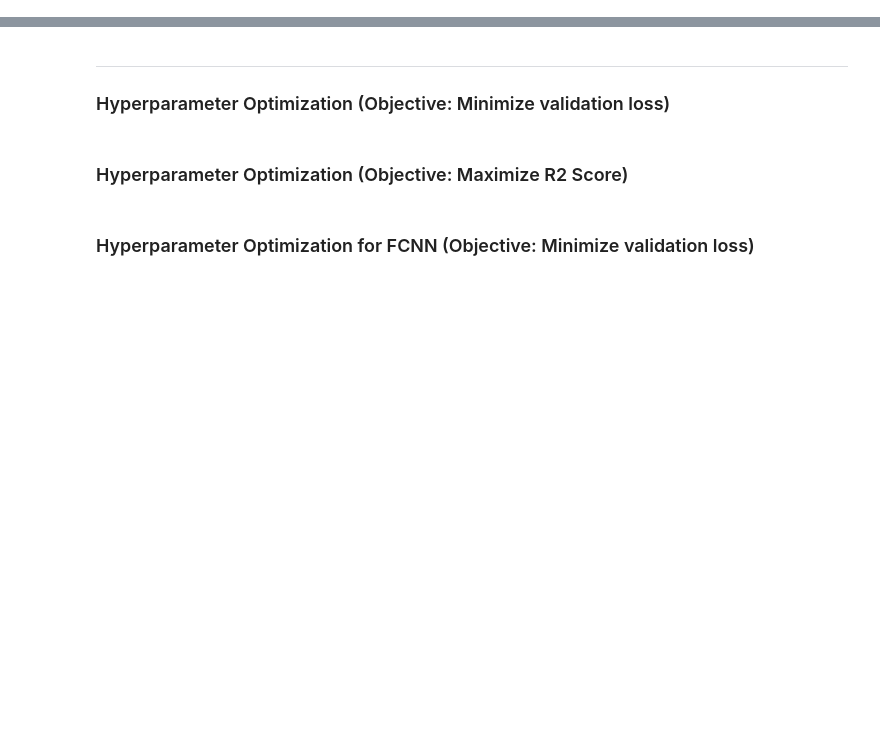
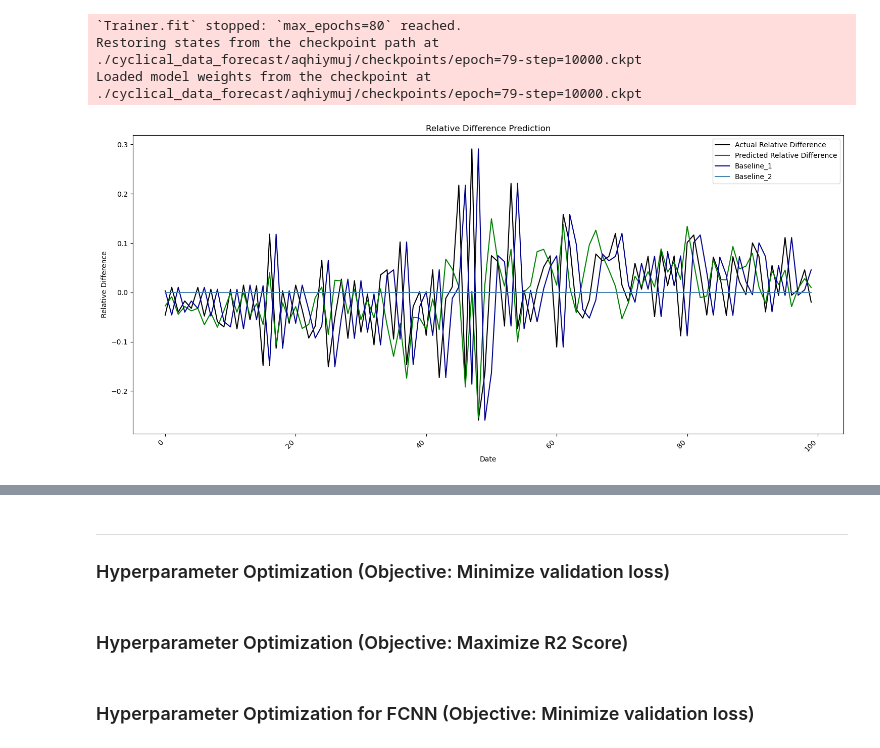
Before and after one commit to Frederik135/NN_Forecasting, a Jupyter notebook: NN_regression/run_ndim.ipynb, the cells around one changed output, grey strips where cells are left out. Cells and saved outputs as stored; diff of their text form; code cells hidden in the pictures; blank space fills up the shorter version.

Commit message:
Add highly cyclical data to measure LSTM performance on an easy dataset

```diff
--- a/NN_regression/run_ndim.ipynb
+++ b/NN_regression/run_ndim.ipynb
@@ -10,18 +10,17 @@ import wandb
 import os
 from sklearn.metrics import mean_squared_error, mean_absolute_error, r2_score
 from config import num_epochs, learning_rate, wandb_config, model
-from preprocessing import stock_df
-from preprocessing import train_loader, val_loader, test_loader, label_scaler, test_dates, auto_arima_model
+# from preprocessing import stock_df
+from cyclical_preprocessing import train_loader, val_loader, test_loader, label_scaler
 
 class StockPredictionModule(pl.LightningModule):
-    def __init__(self, model, label_scaler, train_loader, val_loader, test_loader, test_dates):
+    def __init__(self, model, label_scaler, train_loader, val_loader, test_loader):
         super().__init__()
         self.model = model
         self.label_scaler = label_scaler
         self.train_loader = train_loader
         self.val_loader = val_loader
         self.test_loader = test_loader
-        self.test_dates = test_dates
         self.criterion = nn.MSELoss()
         # self.criterion = torch.nn.CrossEntropyLoss(weight=None, size_average=None, ignore_index=-100, reduce=None, reduction='mean', label_smoothing=0.0)
 
@@ -64,17 +63,15 @@ class StockPredictionModule(pl.LightningModule):
         predictions_rescaled = list(self.label_scaler.inverse_transform(np.array(predictions).reshape(-1, 1)).flatten())
         actuals_rescaled = list(self.label_scaler.inverse_transform(np.array(actuals).reshape(-1, 1)).flatten())
         baseline_rescaled = [actuals_rescaled[0]] + actuals_rescaled[:-1]
-        arima_predictions = auto_arima_model.predict(n_periods=len(actuals_rescaled))
-        baseline_constant = [1.0] * len(predictions_rescaled)
+        baseline_constant = [0.0] * len(predictions_rescaled)
 
         len_test_set = len(predictions)
-        actual_closing_prices = stock_df['Close'].values[-(len_test_set):]
 
         fig, ax = plt.subplots(figsize=(15, 7))
-        ax.plot(test_dates[-100:], actuals_rescaled[-100:], label='Actual Relative Difference', color='black', linestyle='-')
-        ax.plot(test_dates[-100:], predictions_rescaled[-100:], label='Predicted Relative Difference', color='green', linestyle='-')
-        ax.plot(test_dates[-100:], baseline_rescaled[-100:], label='Baseline_1', color='darkblue', linestyle='-')
-        ax.plot(test_dates[-100:], baseline_constant[-100:], label='Baseline_2', color='steelblue', linestyle='-')
+        ax.plot(actuals_rescaled[-100:], label='Actual Relative Difference', color='black', linestyle='-')
+        ax.plot(predictions_rescaled[-100:], label='Predicted Relative Difference', color='green', linestyle='-')
+        ax.plot(baseline_rescaled[-100:], label='Baseline_1', color='darkblue', linestyle='-')
+        ax.plot(baseline_constant[-100:], label='Baseline_2', color='steelblue', linestyle='-')
         # ax.plot(test_dates[-100:], arima_predictions[-100:], label='Baseline', color='orange', linestyle='-')
         ax.set_title('Relative Difference Prediction')
         ax.set_xlabel('Date')
@@ -192,42 +189,26 @@ class StockPredictionModule(pl.LightningModule):
         os.remove(filename)
         plt.close(fig)
 
-        arima_actual_dev = torch.tensor([arima_predictions[i] - actuals_rescaled[i] for i in range(len(actuals_rescaled))])
-        fig, ax = plt.subplots(figsize=(10, 5))
-        ax.set_title('Arima deviations from actuals')
-        ax.hlines(0, xmin=0, xmax=len(actuals_rescaled), linestyles='dashed', colors='black')
-        ax.bar(list(range(len(actuals_rescaled))), arima_actual_dev, color='orange', width=1.0)
-        ax.set_xlabel('Test Sample Index')
-        ax.set_ylabel('Deviation from actuals')
-        plt.show()
-        filename = "comparison_plot.png"
-        fig.savefig(filename)
-        wandb.log({"Arima deviations from actuals": wandb.Image(filename)})
-        os.remove(filename)
-        plt.close(fig)
-
         actuals_rescaled = np.array(actuals_rescaled)
         predictions_rescaled = np.array(predictions_rescaled)
         baseline_rescaled = np.array(baseline_rescaled)
-        arima_predictions = np.array(arima_predictions)
 
         model_mse = mean_squared_error(actuals_rescaled, predictions_rescaled)
         model_rmse = np.sqrt(model_mse)
         model_mae = mean_absolute_error(actuals_rescaled, predictions_rescaled)
         model_r2 = r2_score(actuals_rescaled, predictions_rescaled)
         model_mape = np.mean(np.abs((actuals_rescaled - predictions_rescaled) / (actuals_rescaled + 1e-8)))
+        pct_change_labels = [label for label in actuals_rescaled]
+        pct_change_predictions = [pred for pred in predictions_rescaled]
+        hit_rate_model = np.mean(np.sign(pct_change_labels) == np.sign(pct_change_predictions))
 
         baseline_mse = mean_squared_error(actuals_rescaled, baseline_rescaled)
         baseline_rmse = np.sqrt(baseline_mse)
         baseline_mae = mean_absolute_error(actuals_rescaled, baseline_rescaled)
         baseline_r2 = r2_score(actuals_rescaled, baseline_rescaled)
         baseline_mape = np.mean(np.abs((actuals_rescaled - baseline_rescaled) / (actuals_rescaled + 1e-8)))
-
-        arima_mse = mean_squared_error(actuals_rescaled, arima_predictions)
-        arima_rmse = np.sqrt(arima_mse)
-        arima_mae = mean_absolute_error(actuals_rescaled, arima_predictions)
-        arima_r2 = r2_score(actuals_rescaled, arima_predictions)
-        arima_mape = np.mean(np.abs((actuals_rescaled - arima_predictions) / actuals_rescaled))
+        pct_change_baseline = [base for base in baseline_rescaled]
+        hit_rate_baseline = np.mean(np.sign(pct_change_labels) == np.sign(pct_change_baseline))
 
         model_metrics = {
             "mse": model_mse,
@@ -235,6 +216,7 @@ class StockPredictionModule(pl.LightningModule):
             "mae": model_mae,
             "mape": model_mape,
             "r2": model_r2,
+            "hit_rate": hit_rate_model,
         }
         baseline_metrics = {
             "mse": baseline_mse,
@@ -242,13 +224,7 @@ class StockPredictionModule(pl.LightningModule):
             "mae": baseline_mae,
             "mape": baseline_mape,
             "r2": baseline_r2,
-        }
-        arima_metrics = {
-            "mse": arima_mse,
-            "rmse": arima_rmse,
-            "mae": arima_mae,
-            "mape": arima_mape,
-            "r2": arima_r2,
+            "hit_rate": hit_rate_baseline
         }
         model_baseline_performance_metrics = {
             "mse": round((baseline_mse / model_mse - 1) * 100, 2),
@@ -256,20 +232,13 @@ class StockPredictionModule(pl.LightningModule):
             "mae": round((baseline_mae / model_mae - 1) * 100, 2),
             "mape": round((baseline_mape / model_mape - 1) * 100, 2),
             "r2": round((model_r2 / baseline_r2 - 1) * 100, 2),
-        }
-        model_arima_performance_metrics = {
-            "mse": round((arima_mse / model_mse - 1) * 100, 2),
-            "rmse": round((arima_rmse / model_rmse - 1) * 100, 2),
-            "mae": round((arima_mae / model_mae - 1) * 100, 2),
-            "mape": round((arima_mape / model_mape - 1) * 100, 2),
-            "r2": round((model_r2 / arima_r2 - 1) * 100, 2),
+            "hit_rate": round((hit_rate_model / hit_rate_baseline - 1) * 100, 2),
         }
 
-        metrics_table = wandb.Table(columns=["metric", "model", "baseline", "arima", "model-baseline performance comparison [%]",
-                                             "model-arima performance comparison [%]"])
+        print("Preparing to log the table...")
+        metrics_table = wandb.Table(columns=["metric", "model", "baseline", "model-baseline performance comparison [%]"])
         for metric in model_metrics.keys():
-            metrics_table.add_data(metric, model_metrics[metric], baseline_metrics[metric], arima_metrics[metric],
-                                   model_baseline_performance_metrics[metric], model_arima_performance_metrics[metric])
+            metrics_table.add_data(metric, model_metrics[metric], baseline_metrics[metric], model_baseline_performance_metrics[metric])
         wandb.log({"metrics": metrics_table})
 
 def main():
@@ -279,14 +248,14 @@ def main():
         torch.cuda.manual_seed_all(seed_value)
 
     torch.set_float32_matmul_precision("medium")
-    wandb_logger = WandbLogger(project="RNN_single_step_forecasts", log_model="all", config=wandb_config)
+    wandb_logger = WandbLogger(project="cyclical_data_forecast", log_model="all", config=wandb_config)
 
-    module = StockPredictionModule(model=model, label_scaler=label_scaler, train_loader=train_loader, val_loader=val_loader, test_loader=test_loader, test_dates = test_dates)
+    module = StockPredictionModule(model=model, label_scaler=label_scaler, train_loader=train_loader, val_loader=val_loader, test_loader=test_loader)
 
     if torch.cuda.is_available():
         accelerator = "gpu"
         devices = 1
-    elif hasattr(torch, 'has_mps') and torch.backends.mps.is_built():
+    elif torch.backends.mps.is_built():
         accelerator = "mps"
         devices = 1
     else:
@@ -301,3 +270,4 @@ def main():
 
 if __name__ == "__main__":
     main()
+# %% [output]
@@ -303,0 +295,4 @@ if __name__ == "__main__":
+`Trainer.fit` stopped: `max_epochs=80` reached.
+Restoring states from the checkpoint path at ./cyclical_data_forecast/aqhiymuj/checkpoints/epoch=79-step=10000.ckpt
+Loaded model weights from the checkpoint at ./cyclical_data_forecast/aqhiymuj/checkpoints/epoch=79-step=10000.ckpt
+[figure, added]
```
Also changed, not shown: parts of 1 cell of this notebook, 22 other files.
